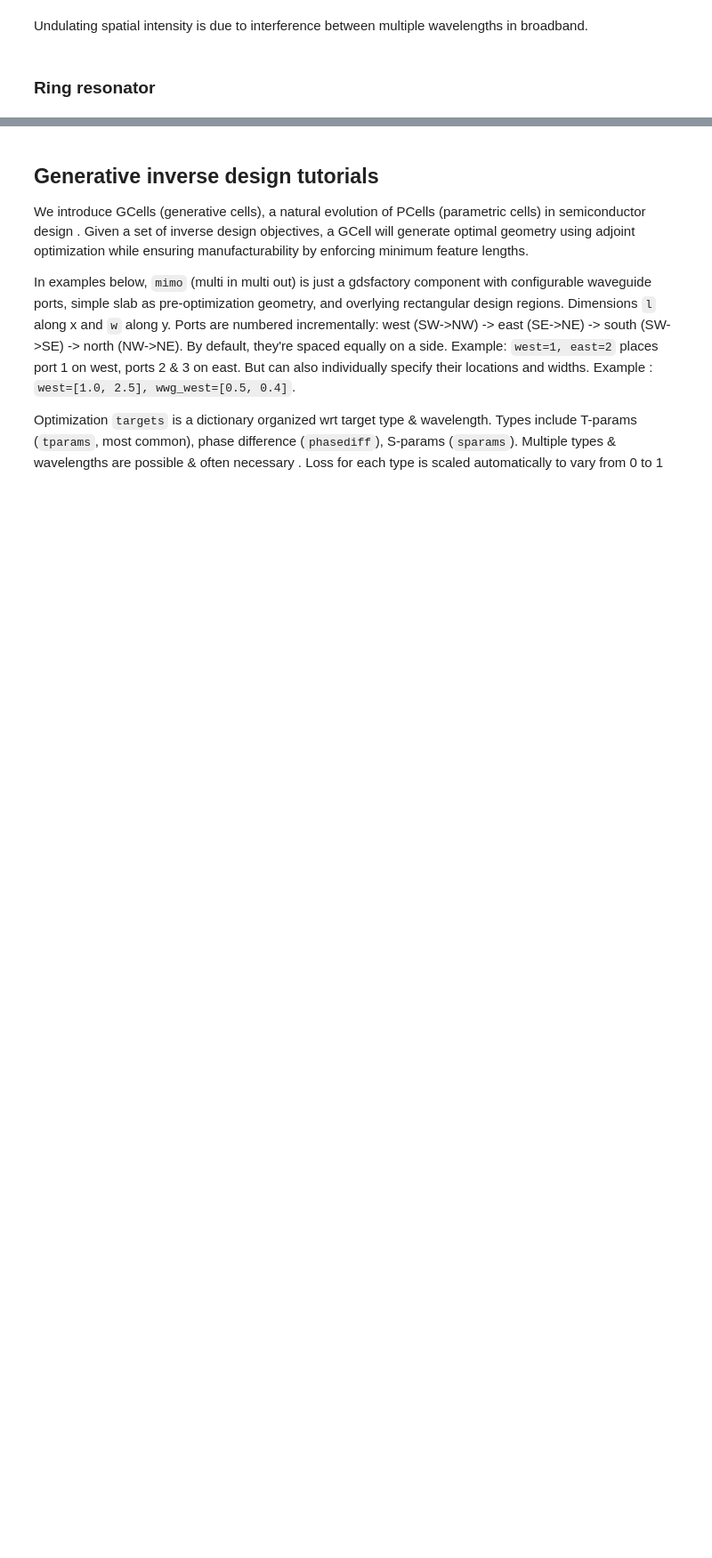
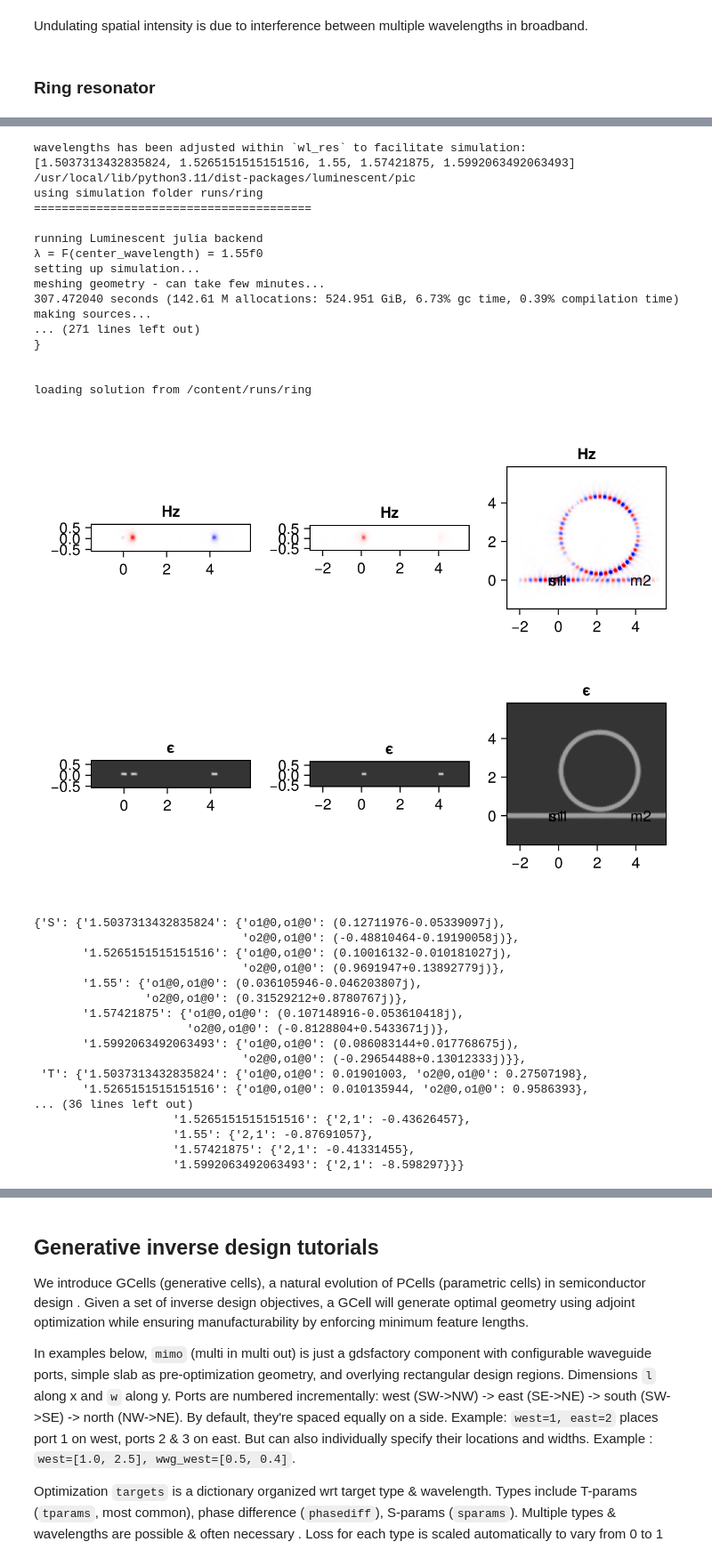
Before and after one commit to paulxshen/Luminescent.jl, a Jupyter notebook: Luminescent_AI_docs.ipynb, the cells around one changed output, grey strips where cells are left out. Shown at 89% size. Cells and saved outputs as stored; diff of their text form; code cells hidden in the pictures; blank space fills up the shorter version.

```diff
--- a/Luminescent_AI_docs.ipynb
+++ b/Luminescent_AI_docs.ipynb
@@ -229,16 +233,53 @@ c.plot()
 # %%
 keys = ["2,1"]
-nres = 8
+nres = 6
 gpu = None
 materials = lumi.MATERIALS
 layer_stack = SOI180
 wavelengths = np.linspace(1.5, 1.6, 5)
 margins = [[0, 0], [1, 1]]
 path = os.path.join("runs", "ring")
 
 lumi.make_prob(
     path, c, wavelengths=wavelengths,
-    nres=nres, margins=margins,keys=keys,Ttrans='2x', gpu=gpu,
+    nres=nres, keys=keys,Ttrans='2x', gpu=gpu,
+    margins=margins,source_port_margin=source_port_margin,
     materials=materials, layer_stack=layer_stack)
 lumi.solve(path)
 sol=lumi.load(path)
+# %% [output]
+wavelengths has been adjusted within `wl_res` to facilitate simulation:
+[1.5037313432835824, 1.5265151515151516, 1.55, 1.57421875, 1.5992063492063493]
+/usr/local/lib/python3.11/dist-packages/luminescent/pic
+using simulation folder runs/ring
+========================================
+
+running Luminescent julia backend
+λ = F(center_wavelength) = 1.55f0
+setting up simulation...
+meshing geometry - can take few minutes...
+307.472040 seconds (142.61 M allocations: 524.951 GiB, 6.73% gc time, 0.39% compilation time)
+making sources...
+... (271 lines left out)
+}
+
+
+loading solution from /content/runs/ring
+[figure, added]
+{'S': {'1.5037313432835824': {'o1@0,o1@0': (0.12711976-0.05339097j),
+                              'o2@0,o1@0': (-0.48810464-0.19190058j)},
+       '1.5265151515151516': {'o1@0,o1@0': (0.10016132-0.010181027j),
+                              'o2@0,o1@0': (0.9691947+0.13892779j)},
+       '1.55': {'o1@0,o1@0': (0.036105946-0.046203807j),
+                'o2@0,o1@0': (0.31529212+0.8780767j)},
+       '1.57421875': {'o1@0,o1@0': (0.107148916-0.053610418j),
+                      'o2@0,o1@0': (-0.8128804+0.5433671j)},
+       '1.5992063492063493': {'o1@0,o1@0': (0.086083144+0.017768675j),
+                              'o2@0,o1@0': (-0.29654488+0.13012333j)}},
+ 'T': {'1.5037313432835824': {'o1@0,o1@0': 0.01901003, 'o2@0,o1@0': 0.27507198},
+       '1.5265151515151516': {'o1@0,o1@0': 0.010135944, 'o2@0,o1@0': 0.9586393},
+... (36 lines left out)
+                    '1.5265151515151516': {'2,1': -0.43626457},
+                    '1.55': {'2,1': -0.87691057},
+                    '1.57421875': {'2,1': -0.41331455},
+                    '1.5992063492063493': {'2,1': -8.598297}}}
```
Also changed, not shown: parts of 4 cells of this notebook.
